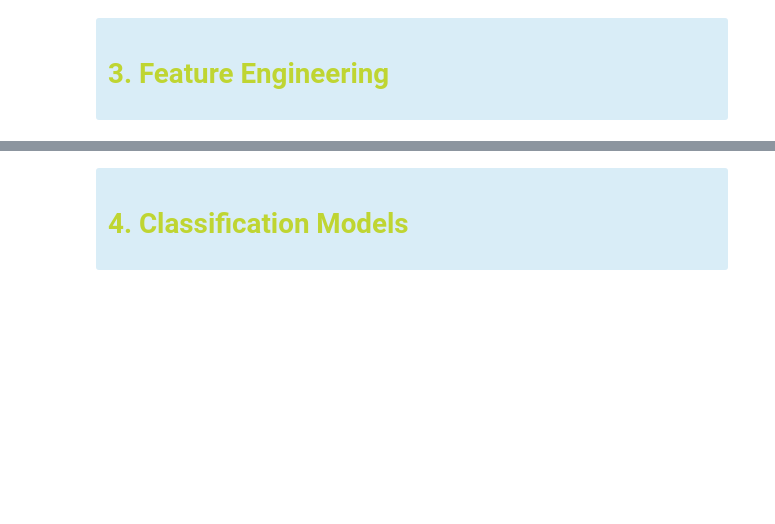
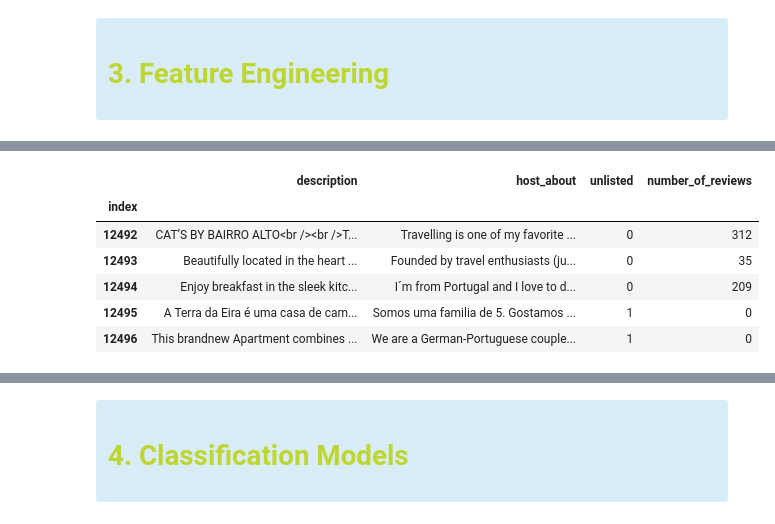
Before and after one commit to inesleonidasrocha/TM2023-Airbnb, a Jupyter notebook: NLP_3.ipynb, the cells around one changed output, grey strips where cells are left out. Saved outputs shown, nothing was run; the diff lists cells and outputs as text; code cells hidden in the pictures; blank space fills up the shorter version.

```diff
--- a/NLP_3.ipynb
+++ b/NLP_3.ipynb
@@ -401,0 +428,3 @@ create a new binary feature. checkig if that listing already has reviews or not,
+# %%
+num_reviews = grouped['comments'].count()
+num_reviews
@@ -401,0 +445,12 @@ create a new binary feature. checkig if that listing already has reviews or not,
+# %%
+train_data['number_of_reviews'] = num_reviews
+# %%
+train_data.tail()
+# %% [output]
+|  | description | host_about | unlisted | number_of_reviews |
+| index |  |  |  |  |
+| 12492 | CAT’S BY BAIRRO ALTO<br /><br />T... | Travelling is one of my favorite ... | 0 | 312 |
+| 12493 | Beautifully located in the heart ... | Founded by travel enthusiasts (ju... | 0 | 35 |
+| 12494 | Enjoy breakfast in the sleek kitc... | I´m from Portugal and I love to d... | 0 | 209 |
+| 12495 | A Terra da Eira é uma casa de cam... | Somos uma familia de 5. Gostamos ... | 1 | 0 |
+| 12496 | This brandnew Apartment combines ... | We are a German-Portuguese couple... | 1 | 0 |
```
Also changed, not shown: parts of 15 cells of this notebook, 1 other file.
